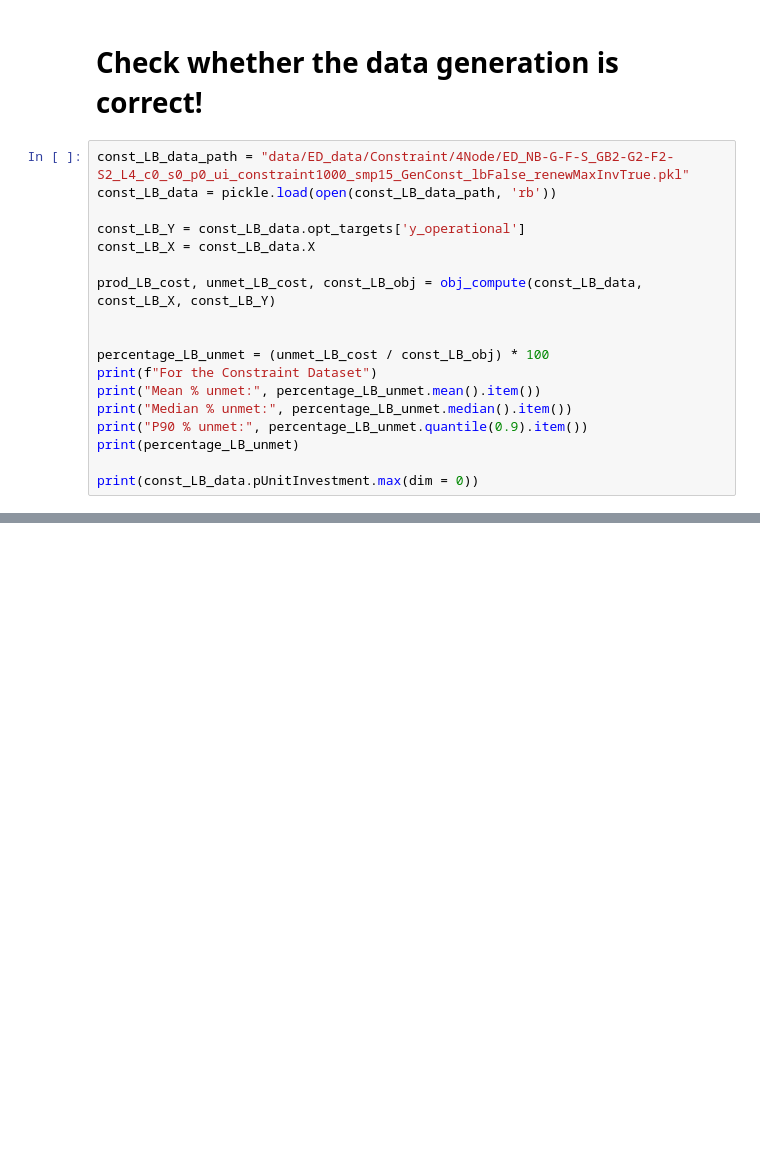
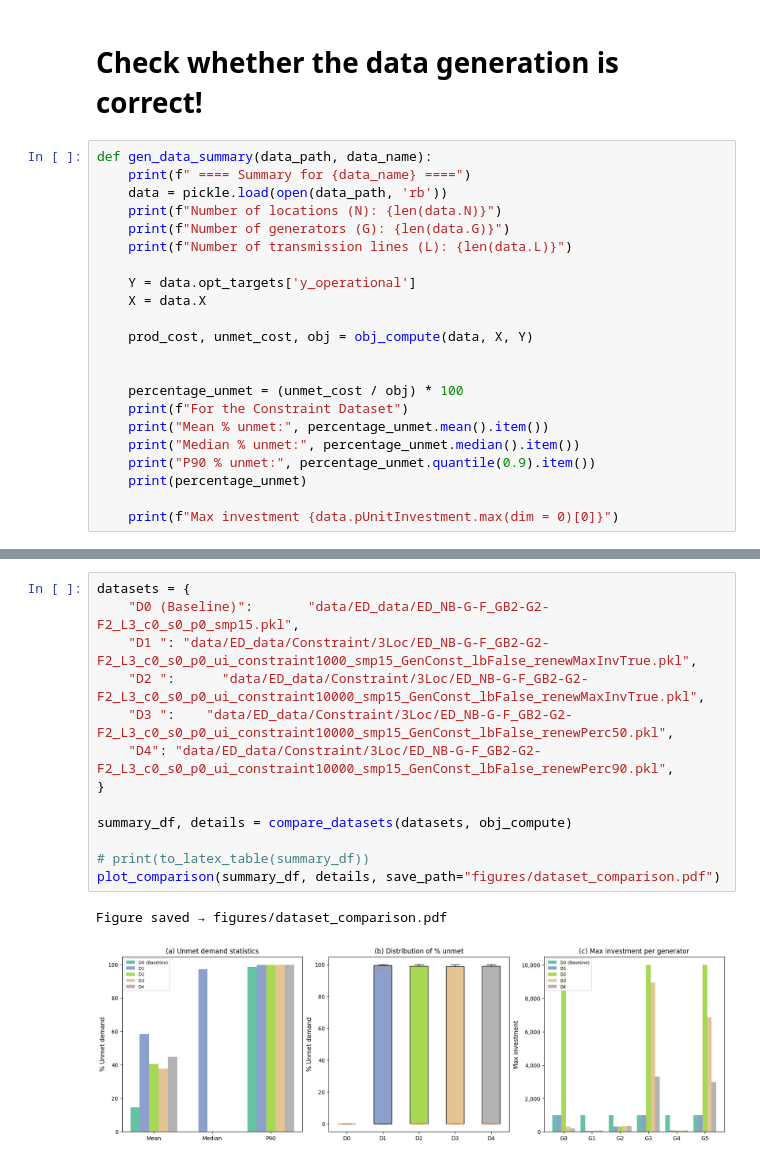
Before and after one commit to PeterrHH/ML-Enhanced-Benders, a Jupyter notebook: data_visualise.ipynb, the cells around one changed output, grey strips where cells are left out. Drawn from its saved outputs; the diff is of its cells as text; blank space fills up the shorter version.

```diff
--- a/data_visualise.ipynb
+++ b/data_visualise.ipynb
@@ -918,20 +877,24 @@ tensor([[ 43.2557,  49.5938,  34.6645, 731.2030,  26.5331, 355.2822],
 # %% [markdown]
 # Check whether the data generation is correct!
 # %%
-const_LB_data_path = "data/ED_data/Constraint/4Node/ED_NB-G-F-S_GB2-G2-F2-S2_L4_c0_s0_p0_ui_constraint1000_smp15_GenConst_lbFalse_renewMaxInvTrue.pkl"
-const_LB_data = pickle.load(open(const_LB_data_path, 'rb'))
+def gen_data_summary(data_path, data_name):
+    print(f" ==== Summary for {data_name} ====")
+    data = pickle.load(open(data_path, 'rb'))
+    print(f"Number of locations (N): {len(data.N)}")
+    print(f"Number of generators (G): {len(data.G)}")
+    print(f"Number of transmission lines (L): {len(data.L)}")
 
-const_LB_Y = const_LB_data.opt_targets['y_operational']
-const_LB_X = const_LB_data.X
+    Y = data.opt_targets['y_operational']
+    X = data.X
 
-prod_LB_cost, unmet_LB_cost, const_LB_obj = obj_compute(const_LB_data, const_LB_X, const_LB_Y)
+    prod_cost, unmet_cost, obj = obj_compute(data, X, Y)
 
 
-percentage_LB_unmet = (unmet_LB_cost / const_LB_obj) * 100
-print(f"For the Constraint Dataset")
-print("Mean % unmet:", percentage_LB_unmet.mean().item())
-print("Median % unmet:", percentage_LB_unmet.median().item())
-print("P90 % unmet:", percentage_LB_unmet.quantile(0.9).item())
-print(percentage_LB_unmet)
+    percentage_unmet = (unmet_cost / obj) * 100
+    print(f"For the Constraint Dataset")
+    print("Mean % unmet:", percentage_unmet.mean().item())
+    print("Median % unmet:", percentage_unmet.median().item())
+    print("P90 % unmet:", percentage_unmet.quantile(0.9).item())
+    print(percentage_unmet)
 
-print(const_LB_data.pUnitInvestment.max(dim = 0))
+    print(f"Max investment {data.pUnitInvestment.max(dim = 0)[0]}")
@@ -948,0 +1197,16 @@ indices=tensor([ 8954,  2330, 19438,  6195,  6038,  9623, 20025,  2909]))
+# %%
+datasets = {
+    "D0 (Baseline)":       "data/ED_data/ED_NB-G-F_GB2-G2-F2_L3_c0_s0_p0_smp15.pkl",
+    "D1 ": "data/ED_data/Constraint/3Loc/ED_NB-G-F_GB2-G2-F2_L3_c0_s0_p0_ui_constraint1000_smp15_GenConst_lbFalse_renewMaxInvTrue.pkl",
+    "D2 ":      "data/ED_data/Constraint/3Loc/ED_NB-G-F_GB2-G2-F2_L3_c0_s0_p0_ui_constraint10000_smp15_GenConst_lbFalse_renewMaxInvTrue.pkl",
+    "D3 ":    "data/ED_data/Constraint/3Loc/ED_NB-G-F_GB2-G2-F2_L3_c0_s0_p0_ui_constraint10000_smp15_GenConst_lbFalse_renewPerc50.pkl",
+    "D4": "data/ED_data/Constraint/3Loc/ED_NB-G-F_GB2-G2-F2_L3_c0_s0_p0_ui_constraint10000_smp15_GenConst_lbFalse_renewPerc90.pkl",
+}
+
+summary_df, details = compare_datasets(datasets, obj_compute)
+
+# print(to_latex_table(summary_df))
+plot_comparison(summary_df, details, save_path="figures/dataset_comparison.pdf")
+# %% [output]
+Figure saved → figures/dataset_comparison.pdf
+[figure, added]
```
Also changed, not shown: parts of 34 cells of this notebook, 12 other files.
